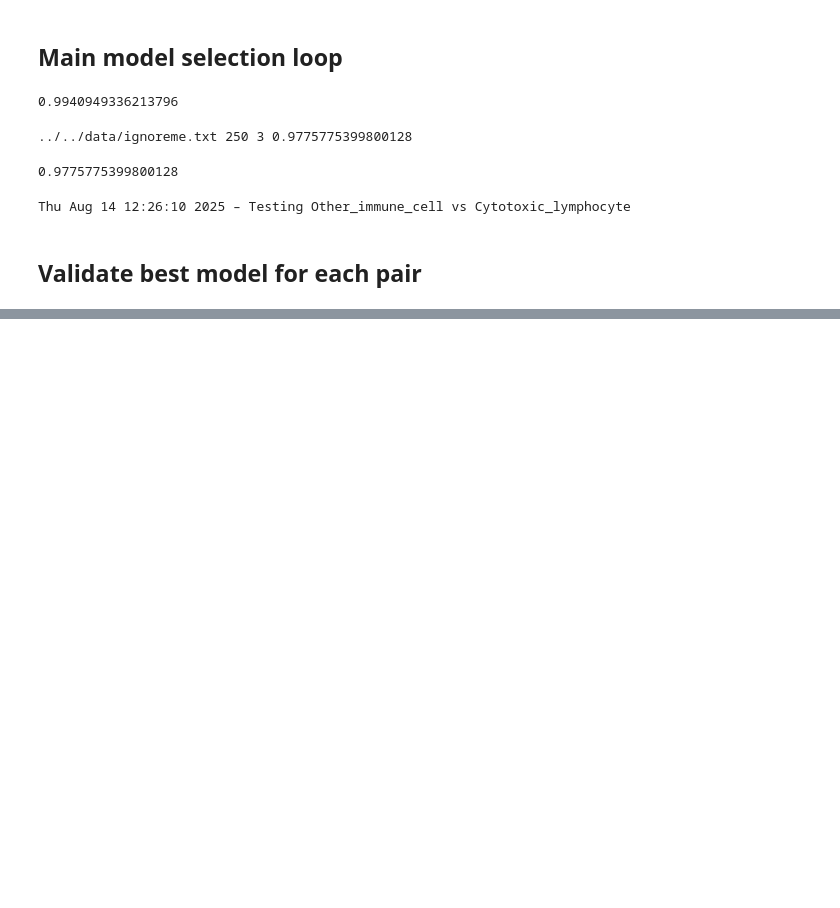
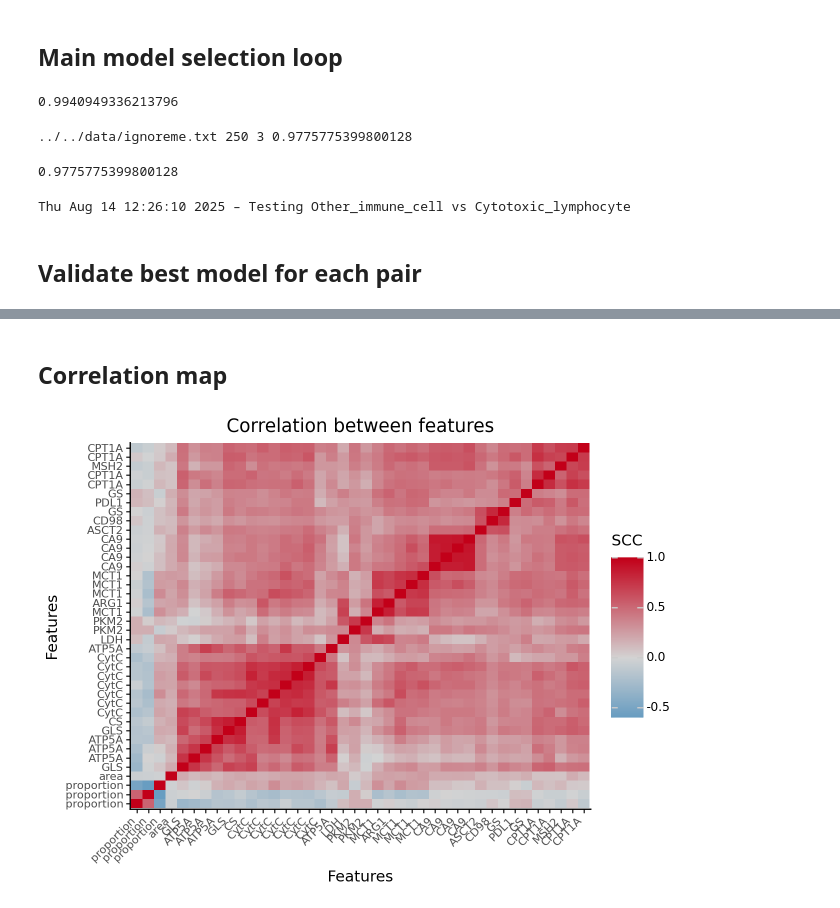
Before and after one commit to HartmannLab/MIBI-Analysis_Hamburg_CRC_TMA_2024, a Jupyter notebook: notebooks/multicellular/NetworkCellType.ipynb, the cells around one changed output, grey strips where cells are left out. Drawn from its saved outputs; the diff is of its cells as text; code cells hidden in the pictures; blank space fills up the shorter version.

Commit message:
Add feature correlation heatmap

```diff
--- a/notebooks/multicellular/NetworkCellType.ipynb
+++ b/notebooks/multicellular/NetworkCellType.ipynb
@@ -833,0 +843,72 @@ Best model for Endothelial_cell vs Epithelial_cell: n_estimators = 15.0, max_dep
+# %% [markdown]
+## Correlation map
+# %%
+# Compute Spearman correlation coefficient
+cordf = pd.DataFrame(features.X,
+                     columns=features.var.Variable).corr(method='spearman')
+# %%
+# Handle repeated Variable values by creating unique identifiers
+original_names = features.var.Variable.tolist()
+var_counts = {}
+unique_names = []
+
+for name in original_names:
+    if name in var_counts:
+        var_counts[name] += 1
+        unique_names.append(f"{name}_{var_counts[name]}")
+    else:
+        var_counts[name] = 0
+        unique_names.append(name)
+
+# Update correlation matrix with unique names
+cordf.index = unique_names
+cordf.columns = unique_names
+
+# Perform hierarchical clustering to reorder by similarity
+row_linkage = linkage(cordf, method='complete')
+col_linkage = linkage(cordf.T, method='complete')
+
+# Get the order of rows and columns
+row_order = leaves_list(row_linkage)
+col_order = leaves_list(col_linkage)
+
+# Get ordered variable names
+ordered_unique_names_rows = [unique_names[i] for i in row_order]
+ordered_unique_names_cols = [unique_names[i] for i in col_order]
+
+# Melt the correlation matrix for plotting
+cordf_melted = cordf.reset_index().melt(id_vars='index', var_name='Variable2', value_name='correlation')
+cordf_melted.rename(columns={'index': 'Variable1'}, inplace=True)
+
+# Convert to categorical with ordered levels
+cordf_melted['Variable1'] = pd.Categorical(cordf_melted['Variable1'],
+                                          categories=ordered_unique_names_rows,
+                                          ordered=True)
+cordf_melted['Variable2'] = pd.Categorical(cordf_melted['Variable2'],
+                                          categories=ordered_unique_names_cols,
+                                          ordered=True)
+
+# Create mapping back to original names for labels
+name_mapping = dict(zip(unique_names, original_names))
+
+# Create the heatmap
+plot = (ggplot(cordf_melted, aes(x='Variable1', y='Variable2', fill='correlation'))
+        + geom_tile()
+        + scale_fill_gradient2(low='#1f77b4', mid='lightgray', high='#c20019', midpoint=0)
+        + scale_x_discrete(labels=name_mapping)  # Use original names for x-axis
+        + scale_y_discrete(labels=name_mapping)  # Use original names for y-axis
+        + theme_classic()
+        + theme(axis_text_x=element_text(angle=45, hjust=1, size=8),
+                axis_text_y=element_text(size=8))
+        + labs(title='Correlation between features',
+               x='Features',
+               y='Features',
+               fill='SCC'))
+
+print(plot)
+ggsave(plot, "../../figures/fig5/correlation_multicellular.pdf", width = 6, height = 5.5)
+ggsave(plot + theme(legend_position='bottom'),
+       "../../figures/fig5/correlation_multicellular.png",
+       width = 6, height = 5.5)
+# %% [output]
+[figure, added]
```
Also changed, not shown: parts of 2 cells of this notebook.
